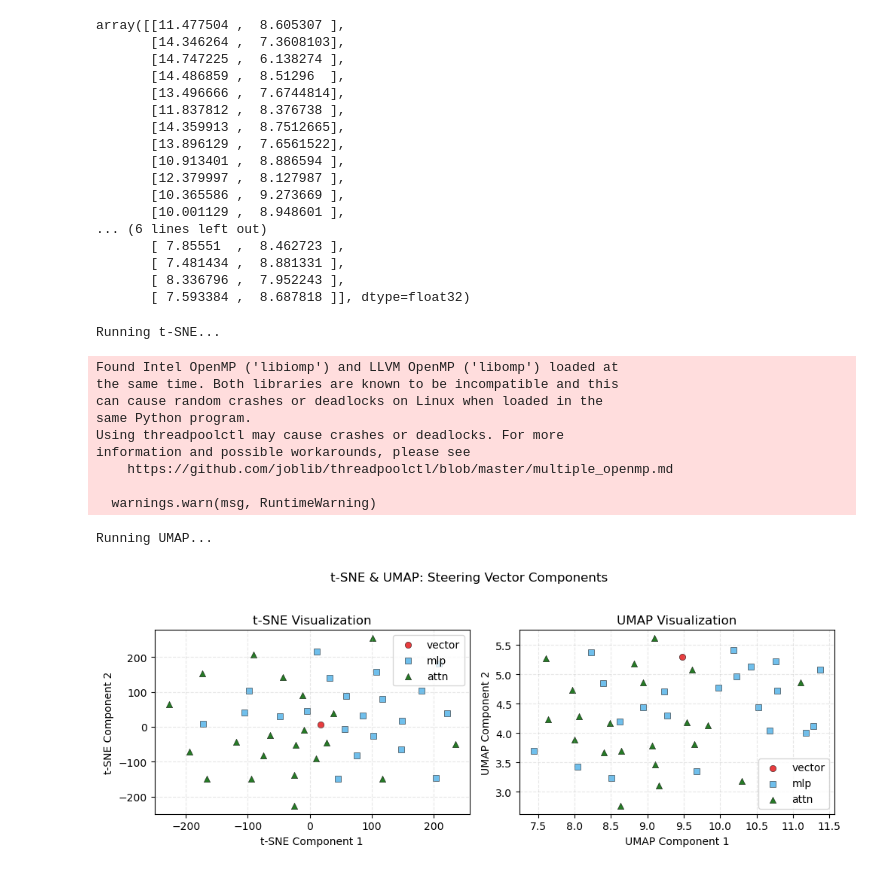
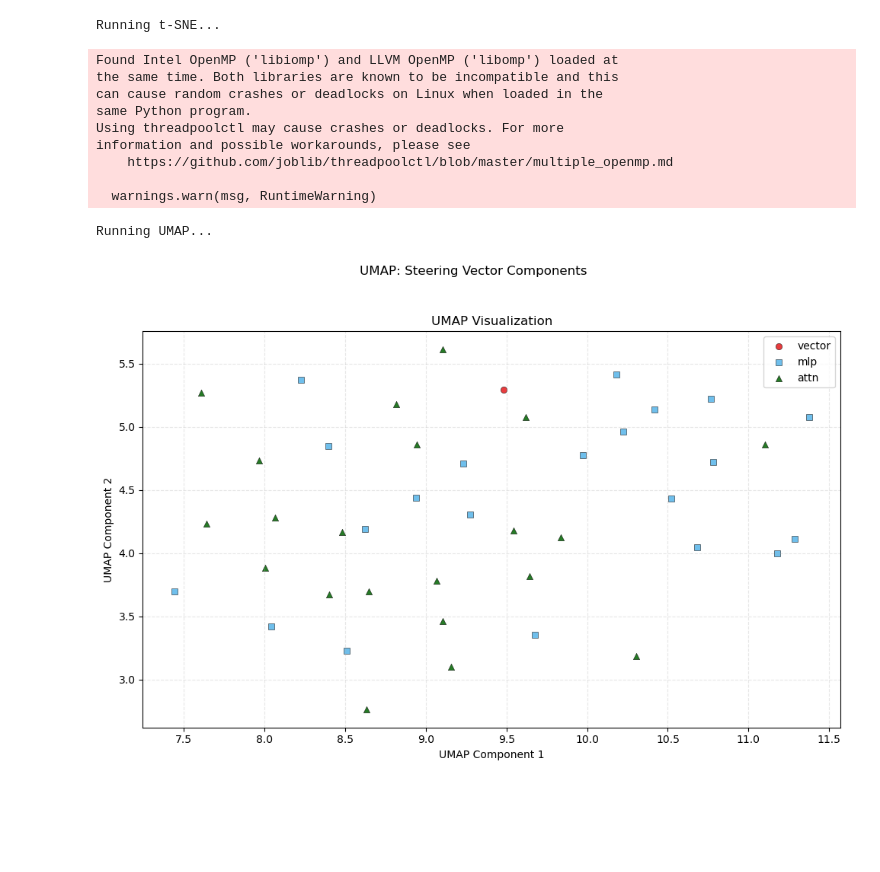
Before and after one commit to noacas/steering_vectors, a Jupyter notebook: tsne.ipynb, the cells around one changed output. Saved outputs shown, nothing was run; the diff lists cells and outputs as text; code cells hidden in the pictures; blank space fills up the shorter version.

```diff
--- a/tsne.ipynb
+++ b/tsne.ipynb
@@ -107,17 +57,17 @@ dict_keys(['blocks.0.ln1_post.hook_normalized', 'blocks.0.ln2_post.hook_normaliz
 # %%
-def run_tsne_umap(is_cosine=True):
+def run_tsne_umap(vectors, is_cosine=True):
     print("Running t-SNE...")
     if is_cosine:
         tsne = TSNE(n_components=2, perplexity=10, random_state=42, metric='cosine')
     else:
         tsne = TSNE(n_components=2, perplexity=10, random_state=42)
-    X_tsne = tsne.fit_transform(all_vectors)
+    X_tsne = tsne.fit_transform(vectors)
 
     print("\nRunning UMAP...")
     if is_cosine:
         reducer = umap.UMAP(n_neighbors=3, min_dist=0.1, n_components=2, random_state=42, metric='cosine')
     else:
         reducer = umap.UMAP(n_neighbors=3, min_dist=0.1, n_components=2, random_state=42)
-    X_umap = reducer.fit_transform(all_vectors)
+    X_umap = reducer.fit_transform(vectors)
 
     return X_tsne, X_umap
@@ -214,37 +125,17 @@ Running UMAP...
-# %%
-X_umap[[i for i in range(0,len(X_umap),2)]]
-# %% [output]
-array([[11.477504 ,  8.605307 ],
-       [14.346264 ,  7.3608103],
-       [14.747225 ,  6.138274 ],
-       [14.486859 ,  8.51296  ],
-       [13.496666 ,  7.6744814],
-       [11.837812 ,  8.376738 ],
-       [14.359913 ,  8.7512665],
-       [13.896129 ,  7.6561522],
-       [10.913401 ,  8.886594 ],
-       [12.379997 ,  8.127987 ],
-       [10.365586 ,  9.273669 ],
-       [10.001129 ,  8.948601 ],
-... (6 lines left out)
-       [ 7.85551  ,  8.462723 ],
-       [ 7.481434 ,  8.881331 ],
-       [ 8.336796 ,  7.952243 ],
-       [ 7.593384 ,  8.687818 ]], dtype=float32)
 # %%
-# RUN FOR EUCLIDEAN METHOD
-X_tsne, X_umap = run_tsne_umap(is_cosine=False)
-create_graph(X_tsne, X_umap)
+# RUN FOR EUCLIDEAN DISTANCE
+X_tsne, X_umap = run_tsne_umap(all_vectors,is_cosine=False)
+create_graph(X_umap)
 # %% [output]
 Running t-SNE...
 Found Intel OpenMP ('libiomp') and LLVM OpenMP ('libomp') loaded at
 the same time. Both libraries are known to be incompatible and this
 can cause random crashes or deadlocks on Linux when loaded in the
 same Python program.
 Using threadpoolctl may cause crashes or deadlocks. For more
 information and possible workarounds, please see
     https://github.com/joblib/threadpoolctl/blob/master/multiple_openmp.md
 
   warnings.warn(msg, RuntimeWarning)
 Running UMAP...
-[figure, old version]
+[figure, new version]
```
Also changed, not shown: parts of 9 cells of this notebook, 11 other files.
